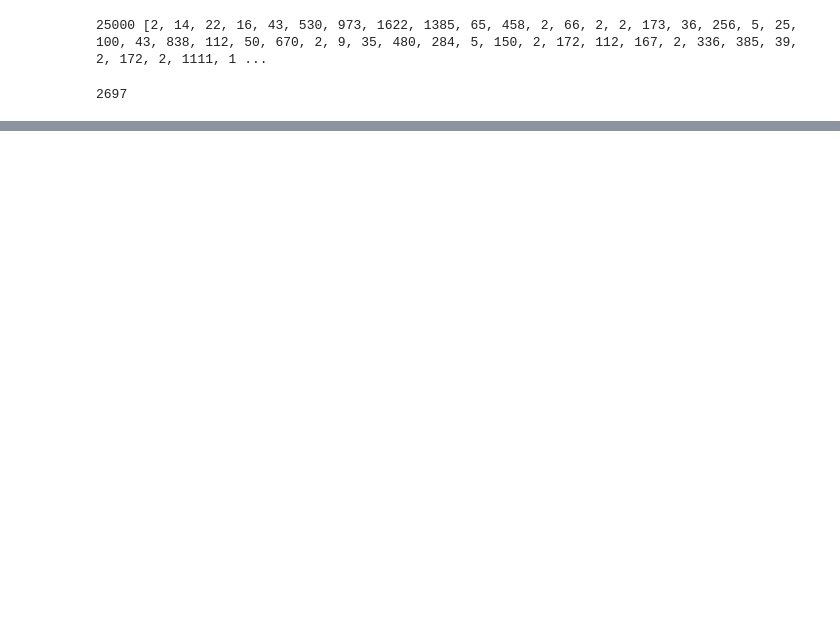
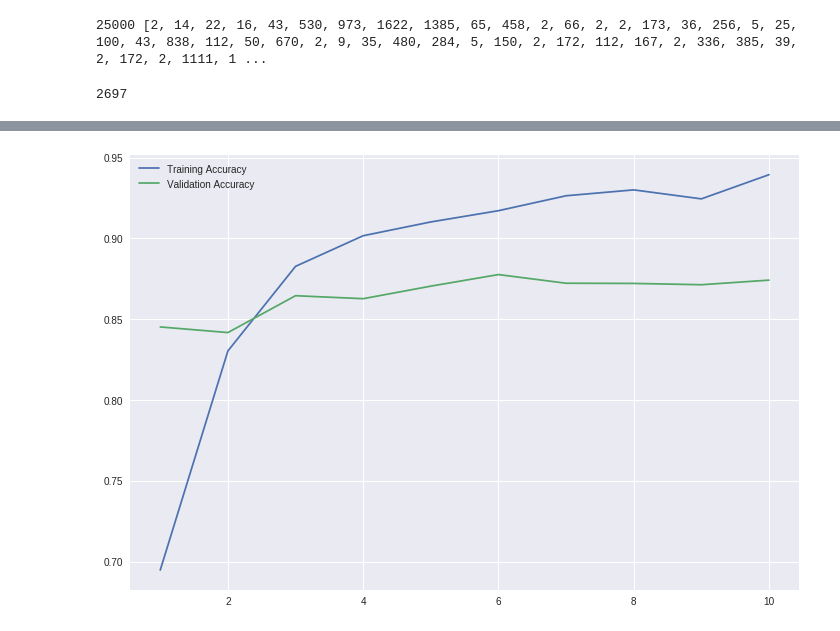
Before and after one commit to robota-x/pluralsight_code, a Jupyter notebook: 17_deep_learning_with_keras/05_RNN_text_analysis.ipynb, the cells around one changed output, grey strips where cells are left out. Cells and saved outputs as stored; diff of their text form; code cells hidden in the pictures; blank space fills up the shorter version.

Commit message:
update rnn with second dropout test

```diff
--- a/17_deep_learning_with_keras/05_RNN_text_analysis.ipynb
+++ b/17_deep_learning_with_keras/05_RNN_text_analysis.ipynb
@@ -97,0 +108,32 @@ plt.show()
+# %%
+from keras.layers import Dropout
+
+drop_model = Sequential()
+
+drop_model.add(Embedding(num_words, 128))
+drop_model.add(CuDNNGRU(128))
+drop_model.add(Dropout(0.25))
+drop_model.add(Dense(64, activation='sigmoid'))
+drop_model.add(Dropout(0.25))
+drop_model.add(Dense(1, activation='sigmoid'))
+
+drop_model.compile(
+    loss='binary_crossentropy',
+    optimizer='adam',
+    metrics=['accuracy']
+)
+# %%
+early_stop_callback = EarlyStopping(
+    monitor='val_acc',
+    patience=6,
+    mode='max'
+)
+
+drop_train_history = drop_model.fit(
+    x_train,
+    y_train,
+    batch_size=128,
+    epochs=30,
+    validation_data=(x_test, y_test),
+    callbacks=[early_stop_callback,]
+)
@@ -97,0 +168,11 @@ plt.show()
+# %%
+from matplotlib import pyplot as plt
+
+epoch_list = list(range(1, len(drop_train_history.history['acc']) + 1))  # values
+plt.figure(figsize=(12, 8))
+plt.plot(epoch_list, drop_train_history.history['acc'], epoch_list, drop_train_history.history['val_acc'])
+plt.legend(('Training Accuracy', 'Validation Accuracy'))
+
+plt.show()
+# %% [output]
+[figure, added]
```
Also changed, not shown: parts of 8 cells of this notebook.
